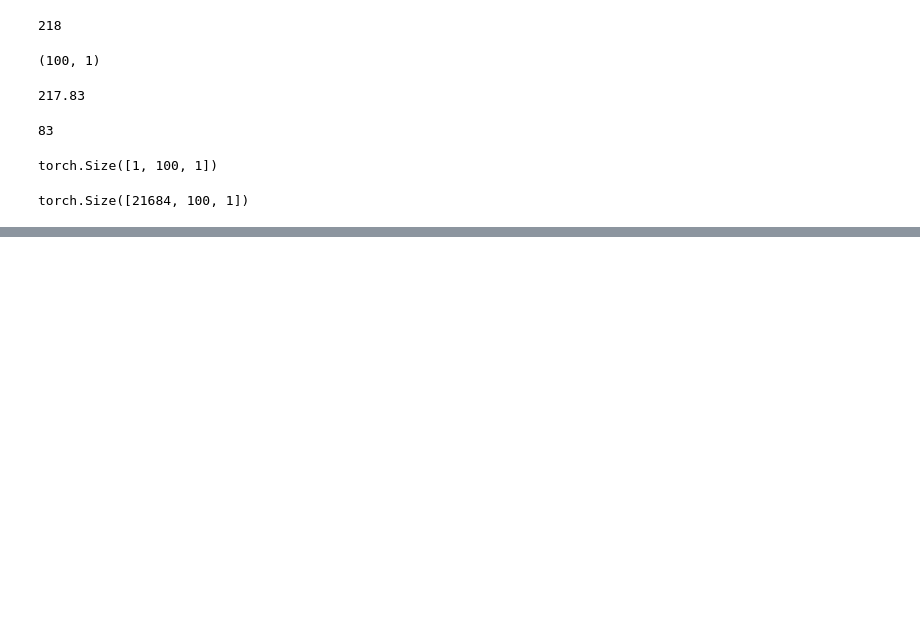
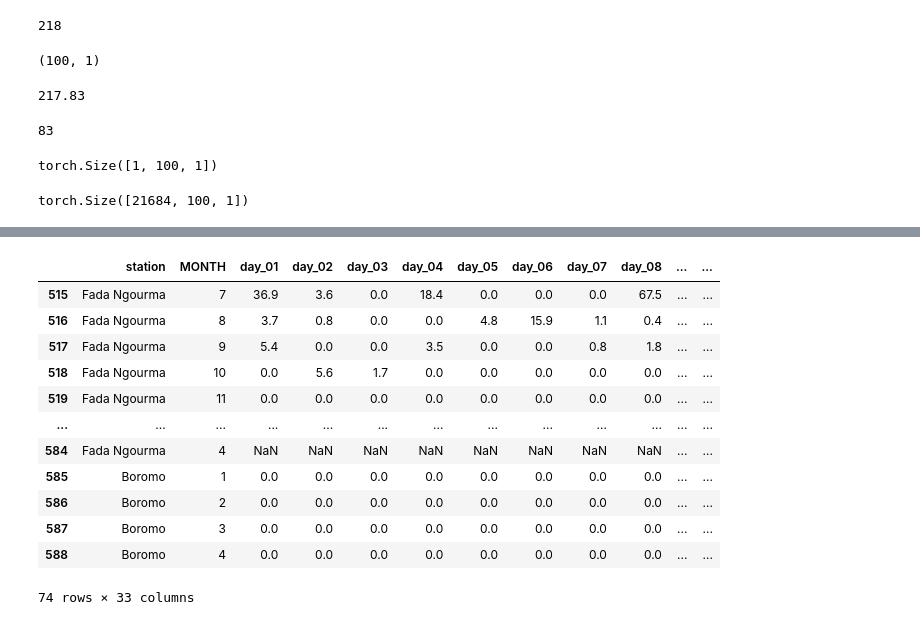
Before and after one commit to skillhunter01/Time-Series-Library, a Jupyter notebook: tests.ipynb, the cells around one changed output, grey strips where cells are left out. Saved outputs shown, nothing was run; the diff lists cells and outputs as text; code cells hidden in the pictures; blank space fills up the shorter version.

```diff
--- a/tests.ipynb
+++ b/tests.ipynb
@@ -280,0 +400,3 @@ torch.Size([30, 100, 25]) torch.Size([30, 100, 1])
+# %%
+df= pd.read_csv(os.path.join('./dataset/ANAM', 'Normal.csv'))
+# df = np.nan_to_num(df.values)
@@ -644,0 +831,4 @@ def predict(args, df, target, model) :
+# %%
+train = df[: int(0.7 * len(df))]
+test = df[int(0.8 * len(df)) :]
+val = df[int(0.7 * len(df)) : int(0.8 * len(df))]
@@ -644,0 +849,16 @@ def predict(args, df, target, model) :
+# %%
+val
+# %% [output]
+|  | station | MONTH | day_01 | day_02 | day_03 | day_04 | day_05 | day_06 | day_07 | day_08 | ... | ... |
+| 515 | Fada Ngourma | 7 | 36.9 | 3.6 | 0.0 | 18.4 | 0.0 | 0.0 | 0.0 | 67.5 | ... | ... |
+| 516 | Fada Ngourma | 8 | 3.7 | 0.8 | 0.0 | 0.0 | 4.8 | 15.9 | 1.1 | 0.4 | ... | ... |
+| 517 | Fada Ngourma | 9 | 5.4 | 0.0 | 0.0 | 3.5 | 0.0 | 0.0 | 0.8 | 1.8 | ... | ... |
+| 518 | Fada Ngourma | 10 | 0.0 | 5.6 | 1.7 | 0.0 | 0.0 | 0.0 | 0.0 | 0.0 | ... | ... |
+| 519 | Fada Ngourma | 11 | 0.0 | 0.0 | 0.0 | 0.0 | 0.0 | 0.0 | 0.0 | 0.0 | ... | ... |
+| ... | ... | ... | ... | ... | ... | ... | ... | ... | ... | ... | ... | ... |
+| 584 | Fada Ngourma | 4 | NaN | NaN | NaN | NaN | NaN | NaN | NaN | NaN | ... | ... |
+| 585 | Boromo | 1 | 0.0 | 0.0 | 0.0 | 0.0 | 0.0 | 0.0 | 0.0 | 0.0 | ... | ... |
+| 586 | Boromo | 2 | 0.0 | 0.0 | 0.0 | 0.0 | 0.0 | 0.0 | 0.0 | 0.0 | ... | ... |
+| 587 | Boromo | 3 | 0.0 | 0.0 | 0.0 | 0.0 | 0.0 | 0.0 | 0.0 | 0.0 | ... | ... |
+| 588 | Boromo | 4 | 0.0 | 0.0 | 0.0 | 0.0 | 0.0 | 0.0 | 0.0 | 0.0 | ... | ... |
+74 rows × 33 columns
```
Also changed, not shown: parts of 20 cells of this notebook, 9 other files.
